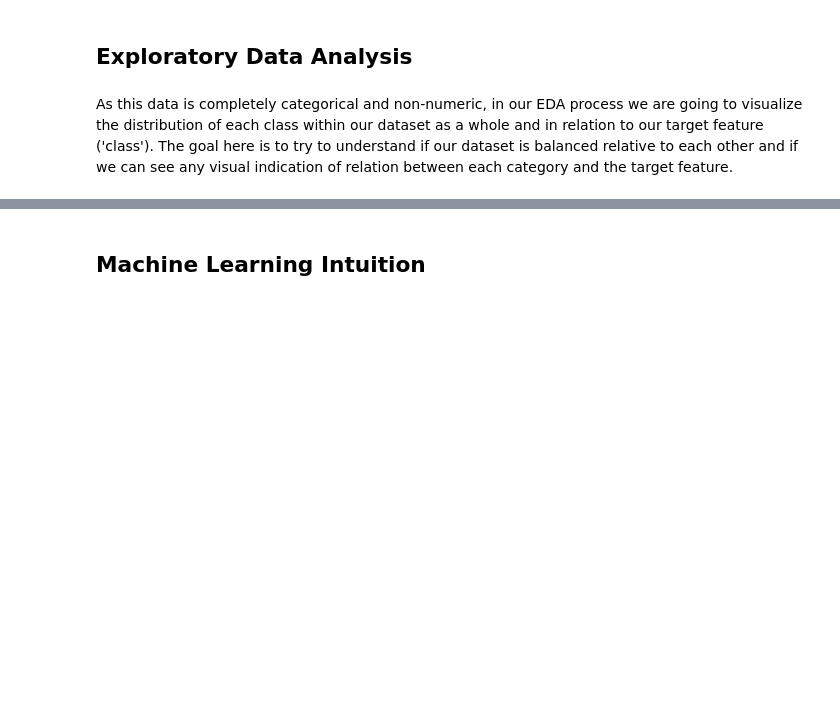
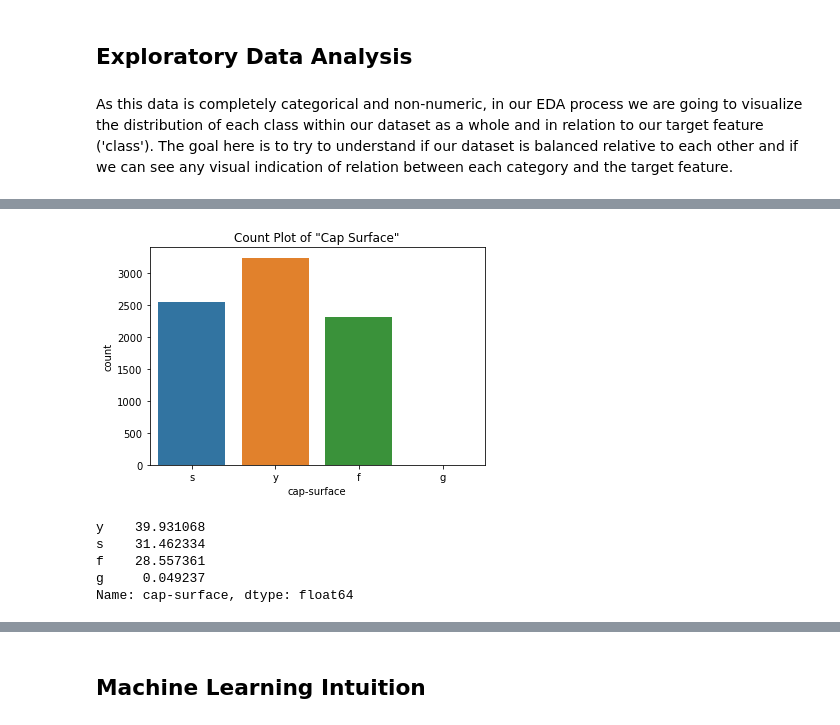
Before and after one commit to AvinashBisram/Machine-Learning, a Jupyter notebook: Classification/Classification Comparison.ipynb, the cells around one changed output, grey strips where cells are left out. Drawn from its saved outputs; the diff is of its cells as text; code cells hidden in the pictures; blank space fills up the shorter version.

```diff
--- a/Classification/Classification Comparison.ipynb
+++ b/Classification/Classification Comparison.ipynb
@@ -234,0 +264,23 @@ plt.show()
+# %%
+# 'Cap Surface'
+
+sns.countplot(x=rawData['cap-surface'])
+plt.title('Count Plot of "Cap Surface"')
+plt.show()
+
+# This feature is mostly uniform but has little to no values for 'cap-surface'='g' (grooves).
+# %% [output]
+[figure, added]
+# %%
+# Comparing the value counts (in relative percentage) for Cap Surface
+
+rawData['cap-surface'].value_counts() / len(rawData['cap-surface']) * 100
+
+# We can see that mushrooms having grooved cap surfaces make up 0.04% of our data so our models probably won't get much
+# information from that quality.
+# %% [output]
+y    39.931068
+s    31.462334
+f    28.557361
+g     0.049237
+Name: cap-surface, dtype: float64
```
Also changed, not shown: parts of 34 cells of this notebook.
